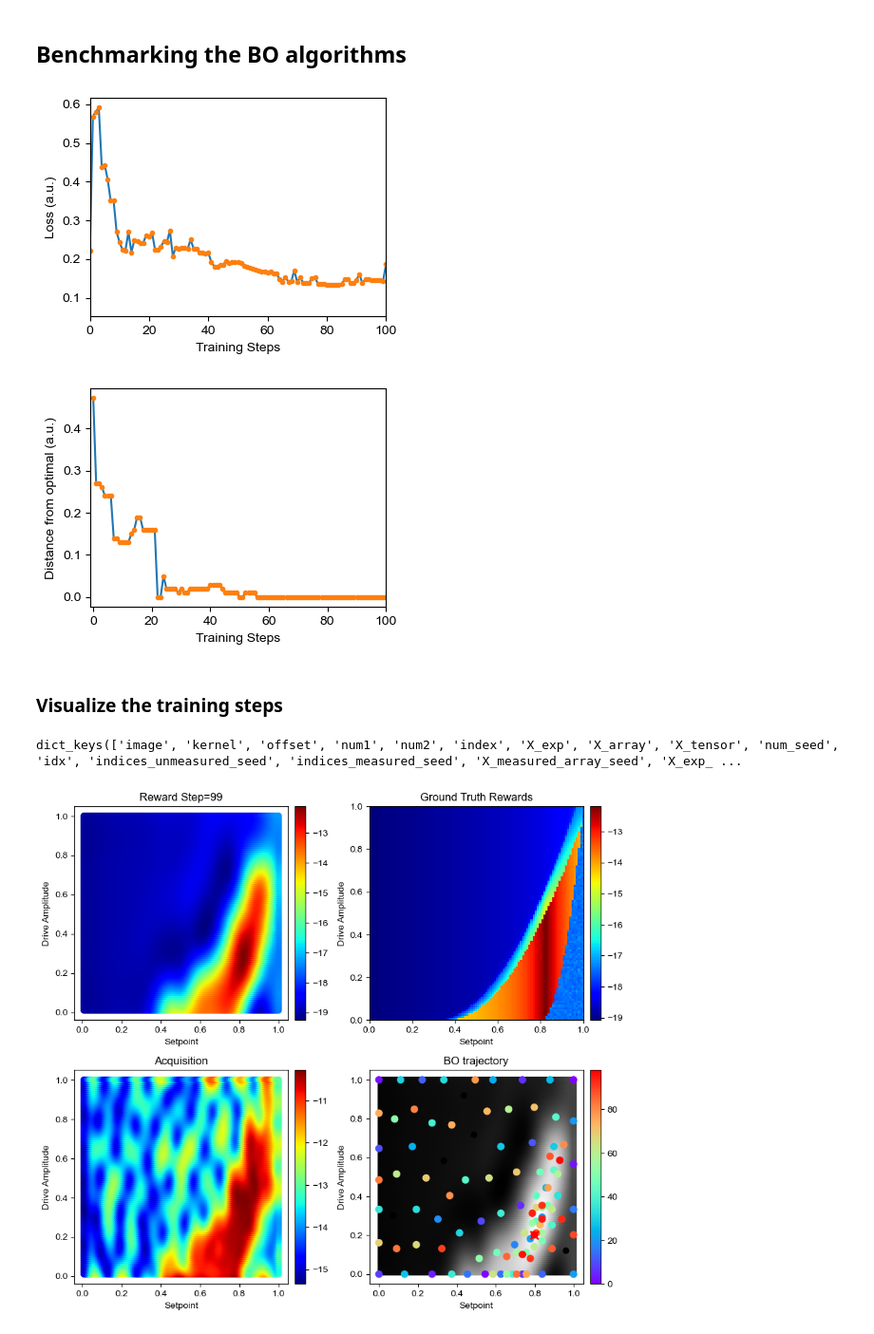
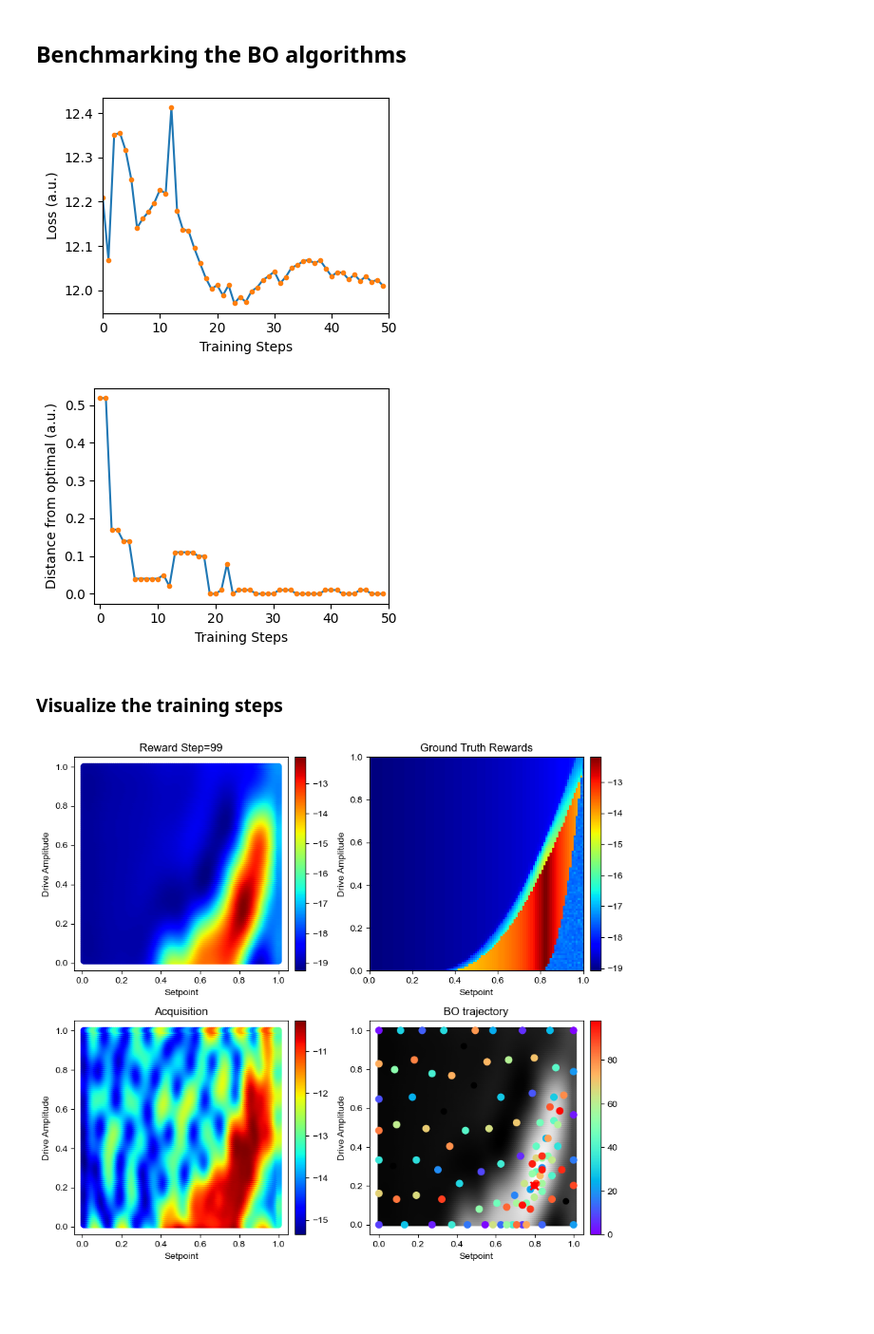
Before and after one commit to RichardLiuCoding/spmsimu, a Jupyter notebook: spmsimu/notebooks/TM_BO_Benchmarking_SpmSimu_v1.ipynb, the cells around one changed output. Shown at 95% size. Saved outputs shown, nothing was run; the diff lists cells and outputs as text; code cells hidden in the pictures; blank space fills up the shorter version.

```diff
--- a/spmsimu/notebooks/TM_BO_Benchmarking_SpmSimu_v1.ipynb
+++ b/spmsimu/notebooks/TM_BO_Benchmarking_SpmSimu_v1.ipynb
@@ -348,3 +394,6 @@ def measure_grid(img, kernel, drive, setpoint, i_gain=1e0, reward=True, trace=Fa
+# %%
+# Comment this cell if you decide to run your own grid-search
+rewards = np.loadtxt('rewards_test2.txt')
 # %%
 from mpl_toolkits.axes_grid1 import make_axes_locatable
 
@@ -820,6 +942,8 @@ exp.generate_seed(num=5, repeat=1)
 # %% [markdown]
 ## BO training
 # %%
-exp.run_BO_loss(mask=None, num_steps=200, repeat=1, show=True, fresh=True,
+num_steps = 50
+
+exp.run_BO_loss(mask=None, num_steps=num_steps, repeat=1, show=True, fresh=True,
            acquisition='UCB', beta=100)
 # %% [output]
@@ -827,10 +951,9 @@ exp.run_BO_loss(mask=None, num_steps=200, repeat=1, show=True, fresh=True,
 # %% [markdown]
 ## Benchmarking the BO algorithms
 # %%
-loss = np.zeros(200)
+loss = np.zeros(num_steps)
 
-for i in range(len(loss)):
-    # loss[i] = np.mean(np.abs(exp.param['rewards_all'][i].reshape([100,100])-rewards)/(rewards - np.min(rewards)+1))
+for i in range(num_steps):
     loss[i] = np.mean(np.abs(exp.param['rewards_all'][i].reshape([100,100])-rewards)/(rewards - np.min(rewards) + 1))
 # %%
 plt.figure(figsize=[4,3])
@@ -838,11 +961,11 @@ plt.plot(loss)
 plt.plot(loss, '.')
 plt.xlabel('Training Steps')
 plt.ylabel('Loss (a.u.)')
-plt.xlim(0, 100)
+plt.xlim(0, num_steps)
 plt.tight_layout()
 # plt.savefig('output/loss function 100.png', dpi=400, bbox_inches='tight', pad_inches=0.1)
 # %% [output]
-[figure, old version]
+[figure, new version]
 # %%
 index = np.where(np.abs(rewards - np.max(rewards)) < 0.1)
 reward_pts = []
@@ -851,17 +974,30 @@ for i in range(len(index[0])):
     reward_pts.append([x1[index[0][i]], x2[index[1][i]]])
 
 reward_pts = np.array(reward_pts)
+# %%
+# Compute the distance error
+
+tp1 = np.array(exp.param['param_opt'])
+
+distance1 = np.zeros(len(tp1))
+
+for i in range(num_steps):
+    # Compute squared distances between A and all points in B
+    distances_squared = np.sum((reward_pts - tp1[i]) ** 2, axis=1)
+
+    # Find the minimum distance
+    distance1[i] = np.sqrt(np.min(distances_squared))
 # %%
 plt.figure(figsize=[4,3])
 plt.plot(distance1)
 plt.plot(distance1, '.')
-plt.xlim(-1, 100)
+plt.xlim(-1, num_steps)
 plt.xlabel('Training Steps')
 plt.ylabel('Distance from optimal (a.u.)')
 plt.tight_layout()
 # plt.savefig('output/loss distance function 100.png', dpi=400, bbox_inches='tight', pad_inches=0.1)
 # %% [output]
-[figure, old version]
+[figure, new version]
 # %%
 # import pickle
 # with open('output/UCB_training.pkl', 'wb') as file:  # Use 'wb' mode for writing in binary
@@ -875,5 +1011 @@ import matplotlib.gridspec as gridspec
-# %%
-exp.param.keys()
-# %% [output]
-dict_keys(['image', 'kernel', 'offset', 'num1', 'num2', 'index', 'X_exp', 'X_array', 'X_tensor', 'num_seed', 'idx', 'indices_unmeasured_seed', 'indices_measured_seed', 'X_measured_array_seed', 'X_exp_ ...
 # %%
```
Also changed, not shown: parts of 39 cells of this notebook.
